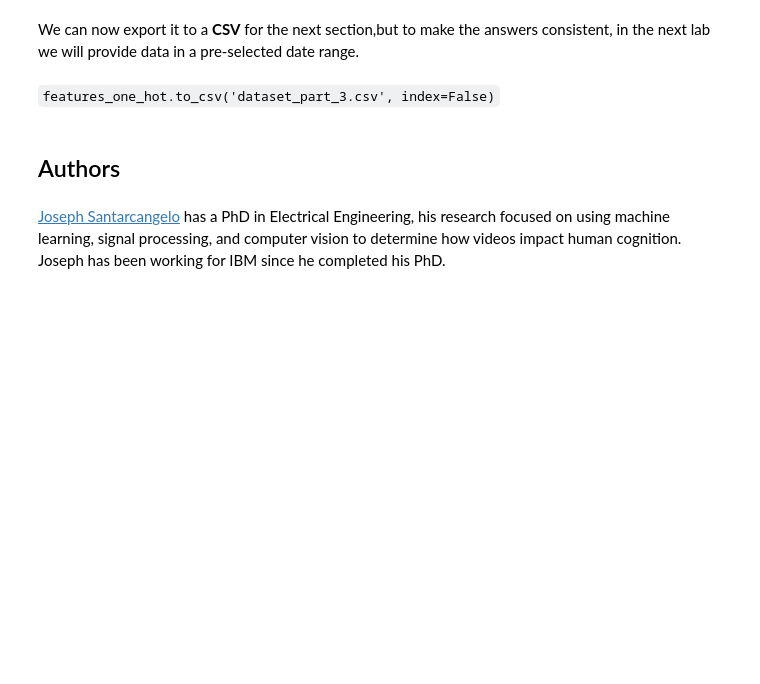
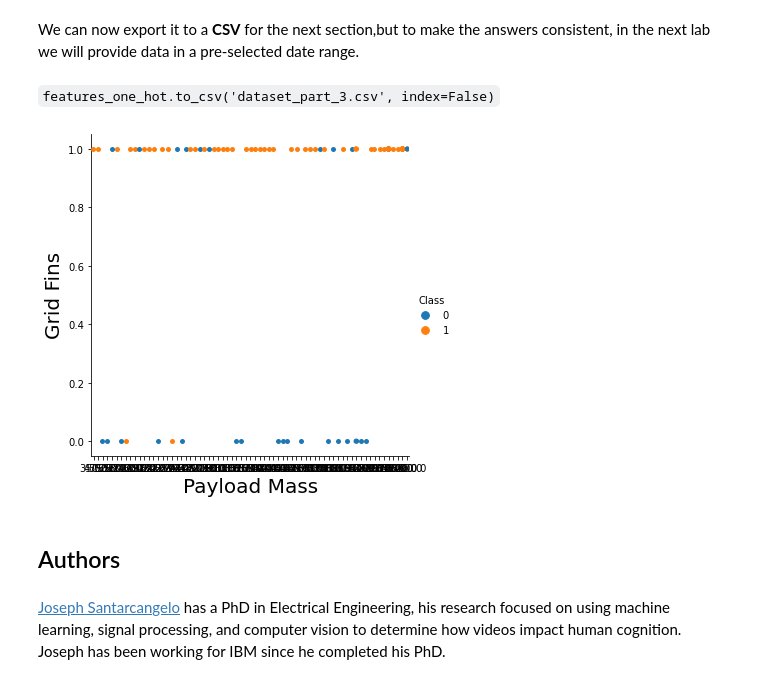
Before and after one commit to Yuta555/applied_data_science_capstone, a Jupyter notebook: jupyter-labs-eda-dataviz.ipynb, the cells around one changed output. Drawn from its saved outputs; the diff is of its cells as text; code cells hidden in the pictures; blank space fills up the shorter version.

```diff
--- a/jupyter-labs-eda-dataviz.ipynb
+++ b/jupyter-labs-eda-dataviz.ipynb
@@ -226,6 +226,18 @@ features_one_hot.shape
 We can now export it to a <b>CSV</b> for the next section,but to make the answers consistent, in the next lab we will provide data in a pre-selected date range.
 # %% [markdown]
 <code>features_one_hot.to_csv('dataset_part\_3.csv', index=False)</code>
+# %%
+from matplotlib import rcParams
+
+rcParams['figure.figsize'] = 20,15
+
+sns.catplot(x='PayloadMass', y='GridFins', data=df, hue='Class')
+plt.xlabel('Payload Mass', fontsize=20)
+plt.ylabel('Grid Fins', fontsize=20)
+
+plt.show()
+# %% [output]
+[figure, added]
 # %% [markdown]
 ## Authors
 # %% [markdown]
```
Also changed, not shown: parts of 4 cells of this notebook, 1 other file.
